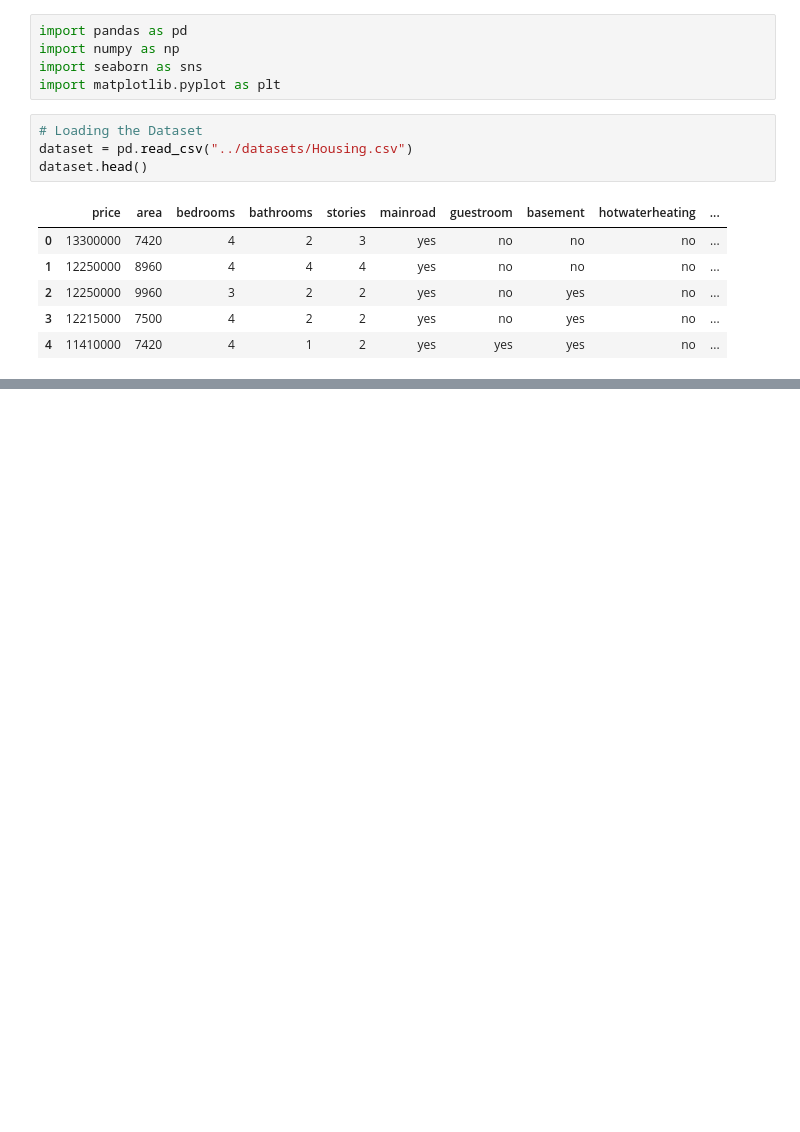
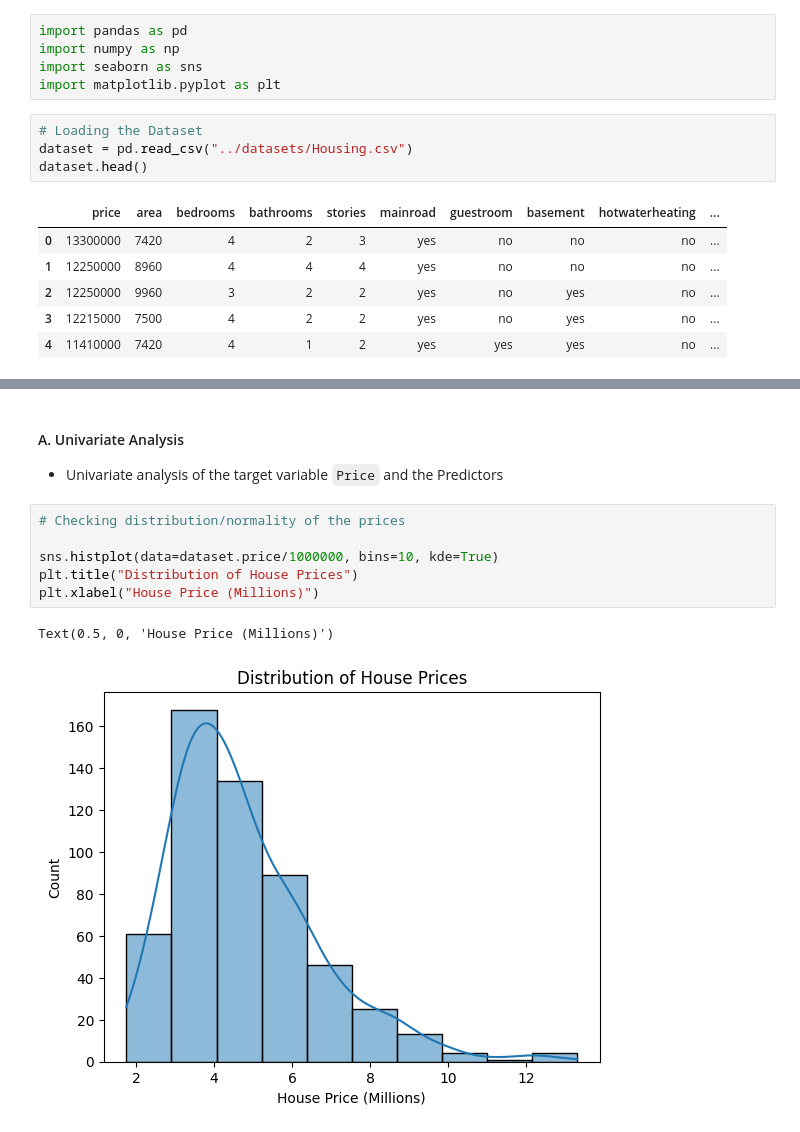
Before and after one commit to mut-rogers/House-Price-Prediction-with-Machine-Learning, a Jupyter notebook: notebook/solution.ipynb, the cells around one changed output, grey strips where cells are left out. Drawn from its saved outputs; the diff is of its cells as text; blank space fills up the shorter version.

```diff
--- a/notebook/solution.ipynb
+++ b/notebook/solution.ipynb
@@ -18,0 +53,13 @@ dataset.head()
+# %% [markdown]
+#### A. Univariate Analysis
+
+- Univariate analysis of the target variable `Price` and the Predictors
+# %%
+# Checking distribution/normality of the prices
+
+sns.histplot(data=dataset.price/1000000, bins=10, kde=True)
+plt.title("Distribution of House Prices")
+plt.xlabel("House Price (Millions)")
+# %% [output]
+Text(0.5, 0, 'House Price (Millions)')
+[figure, added]
```
Also changed, not shown: parts of 4 cells of this notebook.
